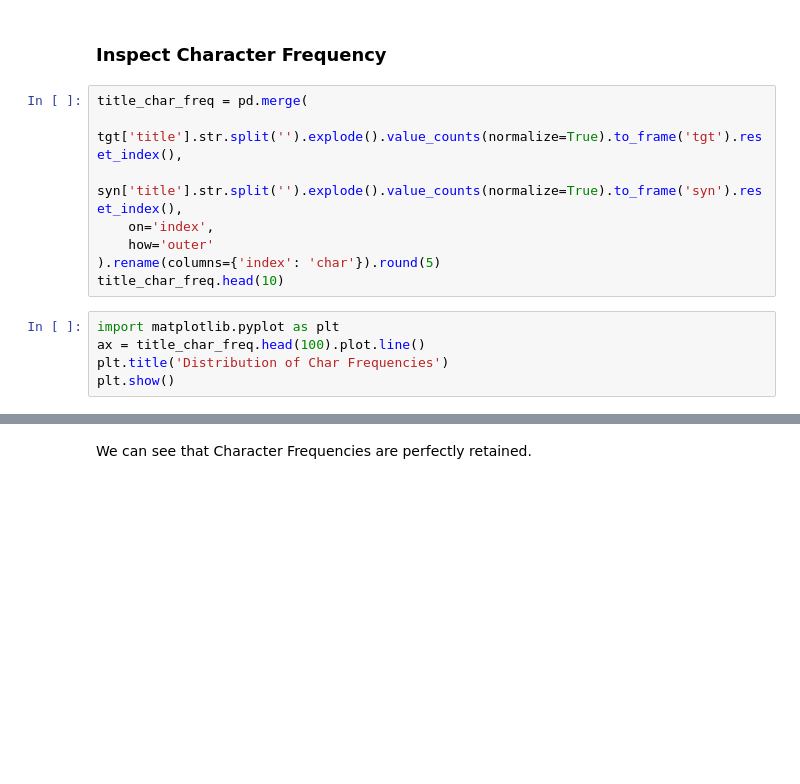
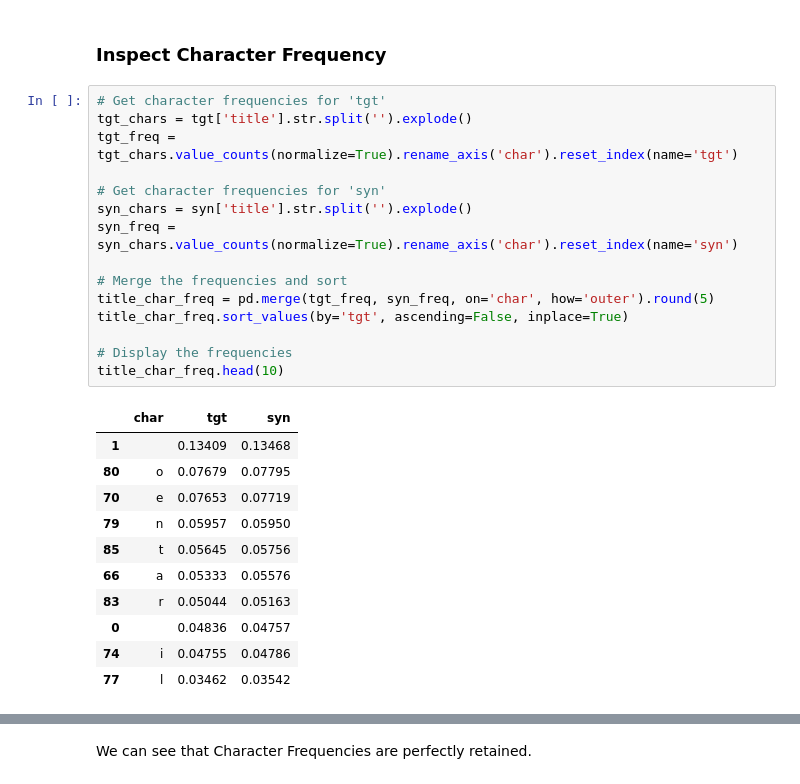
Before and after one commit to mostly-ai/mostly-tutorials, a Jupyter notebook: synthetic-text/synthetic-text.ipynb, the cells around one changed output, grey strips where cells are left out. Drawn from its saved outputs; the diff is of its cells as text; blank space fills up the shorter version.

```diff
--- a/synthetic-text/synthetic-text.ipynb
+++ b/synthetic-text/synthetic-text.ipynb
@@ -56,15 +136,29 @@ print('## SYNTHETIC ##\n', ''.join(sorted(list(set(syn['title'].str.cat(sep=' ')
 # %% [markdown]
 ### Inspect Character Frequency
 # %%
-title_char_freq = pd.merge(
-    tgt['title'].str.split('').explode().value_counts(normalize=True).to_frame('tgt').reset_index(),
-    syn['title'].str.split('').explode().value_counts(normalize=True).to_frame('syn').reset_index(),
-    on='index',
-    how='outer'
-).rename(columns={'index': 'char'}).round(5)
+# Get character frequencies for 'tgt'
+tgt_chars = tgt['title'].str.split('').explode()
+tgt_freq = tgt_chars.value_counts(normalize=True).rename_axis('char').reset_index(name='tgt')
+
+# Get character frequencies for 'syn'
+syn_chars = syn['title'].str.split('').explode()
+syn_freq = syn_chars.value_counts(normalize=True).rename_axis('char').reset_index(name='syn')
+
+# Merge the frequencies and sort
+title_char_freq = pd.merge(tgt_freq, syn_freq, on='char', how='outer').round(5)
+title_char_freq.sort_values(by='tgt', ascending=False, inplace=True)
+
+# Display the frequencies
 title_char_freq.head(10)
+# %% [output]
+|  | char | tgt | syn |
+| 1 |  | 0.13409 | 0.13468 |
+| 80 | o | 0.07679 | 0.07795 |
+| 70 | e | 0.07653 | 0.07719 |
+| 79 | n | 0.05957 | 0.05950 |
+| 85 | t | 0.05645 | 0.05756 |
+| 66 | a | 0.05333 | 0.05576 |
+| 83 | r | 0.05044 | 0.05163 |
+| 0 |  | 0.04836 | 0.04757 |
+| 74 | i | 0.04755 | 0.04786 |
+| 77 | l | 0.03462 | 0.03542 |
-# %%
-import matplotlib.pyplot as plt
-ax = title_char_freq.head(100).plot.line()
-plt.title('Distribution of Char Frequencies')
-plt.show()
```
Also changed, not shown: parts of 21 cells of this notebook, 3 other files.
